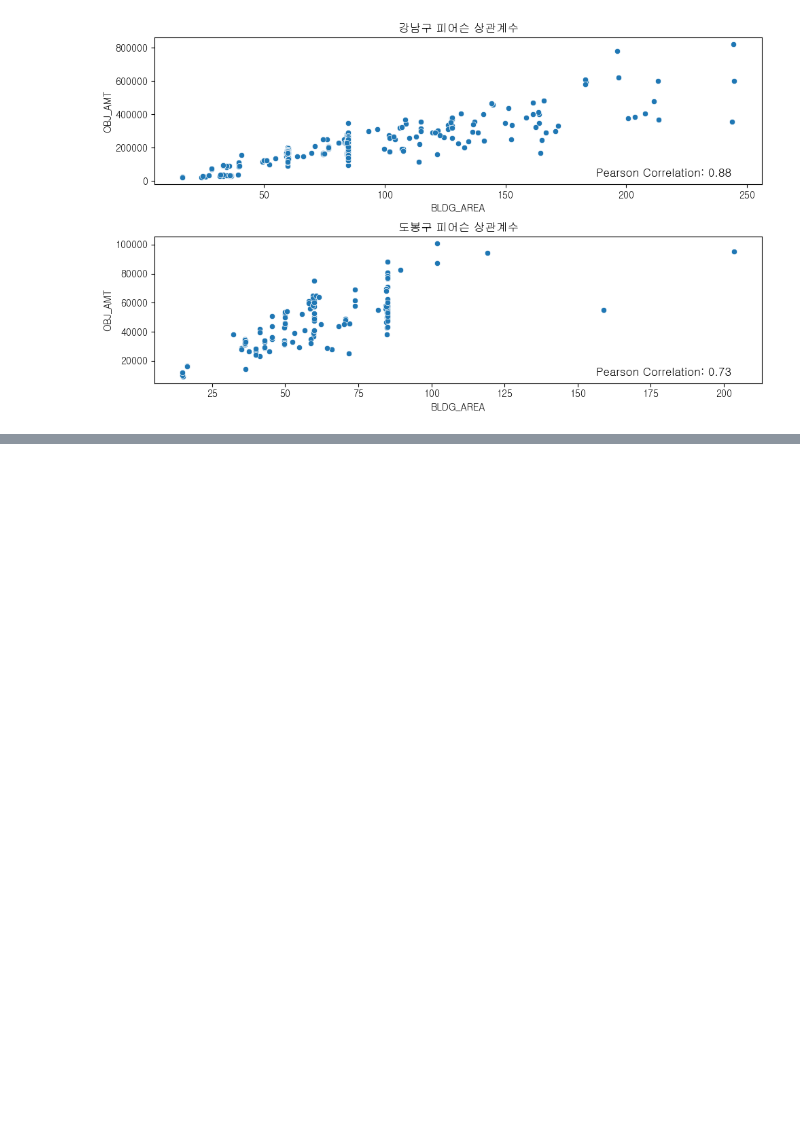
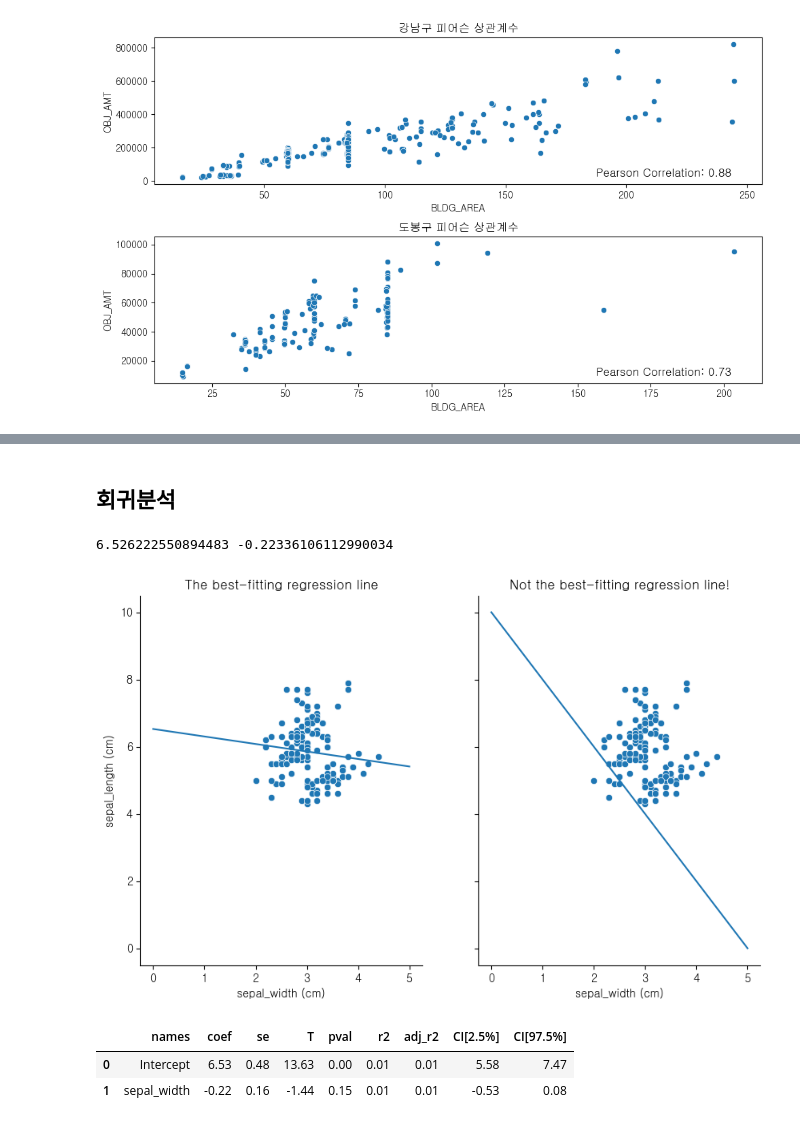
Before and after one commit to dschloe/streamlitbook-saraevan, a Jupyter notebook: ch07/stat.ipynb, the cells around one changed output, grey strips where cells are left out. Saved outputs shown, nothing was run; the diff lists cells and outputs as text; code cells hidden in the pictures; blank space fills up the shorter version.

```diff
--- a/ch07/stat.ipynb
+++ b/ch07/stat.ipynb
@@ -140,0 +185,45 @@ plt.show()
+# %% [markdown]
+## 회귀분석
+# %%
+import numpy as np
+import matplotlib.pyplot as plt
+import statsmodels.formula.api as smf
+
+iris = sns.load_dataset('iris')
+
+model = smf.ols(formula="sepal_length ~ sepal_width", data=iris).fit()
+intercept = model.params.Intercept # 절편
+slope = model.params.sepal_width # 기울기
+
+print(intercept, slope)
+
+fig, ax = plt.subplots(1, 2, figsize=(10, 6), sharey=True)
+x = np.linspace(0,5)
+
+sns.scatterplot(data = iris, x = 'sepal_width', y = 'sepal_length', ax = ax[0])
+fig.axes[0].set_title("The best-fitting regression line")
+fig.axes[0].set_xlabel("sepal_width (cm)")
+fig.axes[0].set_ylabel("sepal_length (cm)")
+fig.axes[0].plot(x,slope*x+intercept)
+
+sns.scatterplot(data = iris, x = 'sepal_width', y = 'sepal_length', ax = ax[1])
+fig.axes[1].set_title("Not the best-fitting regression line!")
+fig.axes[1].set_xlabel("sepal_width (cm)")
+fig.axes[1].set_ylabel("sepal_length (cm)")
+fig.axes[1].plot(x,-2*x+10)
+
+sns.despine()
+plt.savefig('output/stat05.png', dpi=200)
+plt.show()
+# %% [output]
+6.526222550894483 -0.22336106112990034
+[figure, added]
+# %%
+import pingouin as pg
+
+mod1 = pg.linear_regression(iris['sepal_width'], iris['sepal_length'])
+mod1.round(2)
+# %% [output]
+|  | names | coef | se | T | pval | r2 | adj_r2 | CI[2.5%] | CI[97.5%] |
+| 0 | Intercept | 6.53 | 0.48 | 13.63 | 0.00 | 0.01 | 0.01 | 5.58 | 7.47 |
+| 1 | sepal_width | -0.22 | 0.16 | -1.44 | 0.15 | 0.01 | 0.01 | -0.53 | 0.08 |
```
Also changed, not shown: parts of 7 cells of this notebook, 4 other files.
